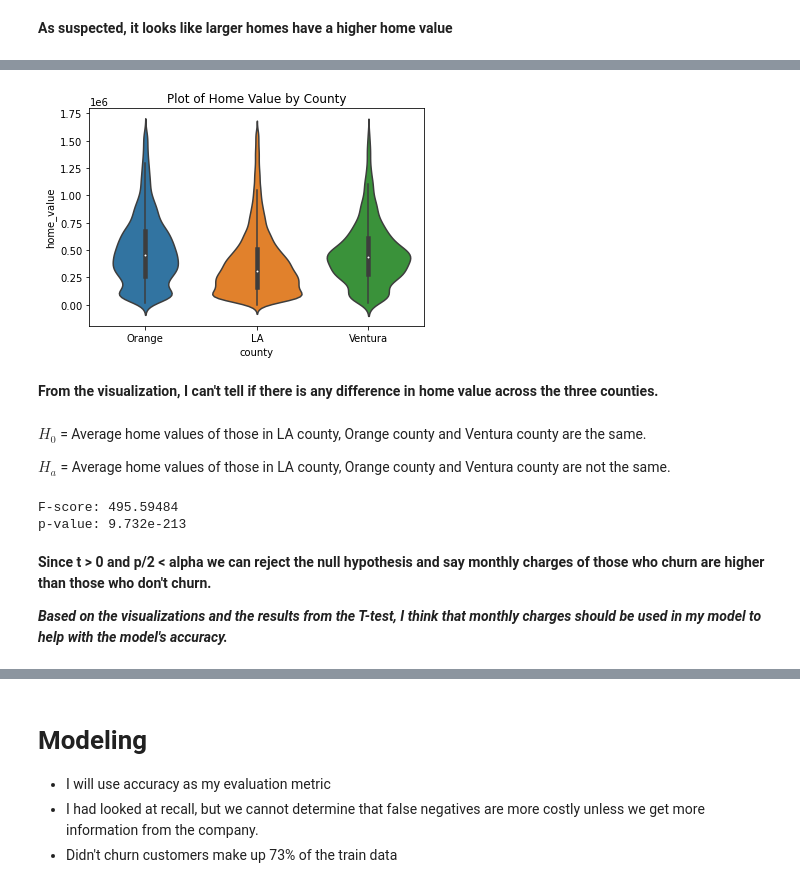
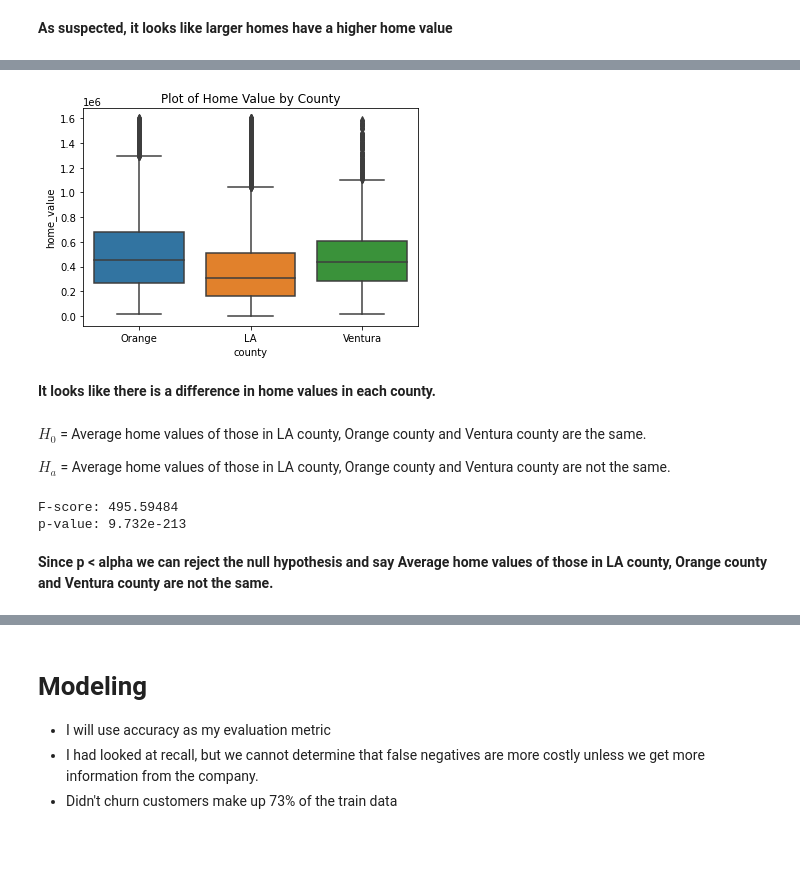
Before and after one commit to markydoug/zillow_project, a Jupyter notebook: report_draft1.ipynb, the cells around one changed output, grey strips where cells are left out. Drawn from its saved outputs; the diff is of its cells as text; code cells hidden in the pictures; blank space fills up the shorter version.

```diff
--- a/report_draft1.ipynb
+++ b/report_draft1.ipynb
@@ -157,30 +153,28 @@ p-value: 0.0
-# %%
-sns.violinplot(data = train_exp, x = 'county', y = 'home_value' )
-plt.title('Plot of Home Value by County')
-plt.show()
-# %% [output]
-[figure, removed]
+# %%
+sns.boxplot(data = train, x = 'county', y = 'home_value' )
+plt.title('Plot of Home Value by County')
+plt.show()
+# %% [output]
+[figure, added]
 # %% [markdown]
-**From the visualization, I can't tell if there is any difference in home value across the three counties.**
+**It looks like there is a difference in home values in each county.**
 # %% [markdown]
 $H_0$ = Average home values of those in LA county, Orange county and Ventura county are the same.
 
 $H_a$ = Average home values of those in LA county, Orange county and Ventura county are not the same.
-# %%
-#splitting data into a df per county:
-la = train_exp[train_exp.county == 'LA'].home_value
-orange = train_exp[train_exp.county == 'Orange'].home_value
-ventura = train_exp[train_exp.county == 'Ventura'].home_value
-
-#Running a one-way ANOVA (there is a single independent variable - 'county'):
-f, p = stats.f_oneway(la, orange, ventura)
-
-print(f"F-score: {f:.8}\np-value: {p:.4}")
-# %% [output]
-F-score: 495.59484
-p-value: 9.732e-213
+# %%
+#splitting data into a df per county:
+la = train[train.county == 'LA'].home_value
+orange = train[train.county == 'Orange'].home_value
+ventura = train[train.county == 'Ventura'].home_value
+
+#Running a one-way ANOVA (there is a single independent variable - 'county'):
+f, p = stats.f_oneway(la, orange, ventura)
+
+print(f"F-score: {f:.8}\np-value: {p:.4}")
+# %% [output]
+F-score: 495.59484
+p-value: 9.732e-213
 # %% [markdown]
-**Since t > 0 and p/2 < alpha we can reject the null hypothesis and say monthly charges of those who churn are higher than those who don't churn.**
-
-***Based on the visualizations and the results from the T-test, I think that monthly charges should be used in my model to help with the model's accuracy.***
+**Since p < alpha we can reject the null hypothesis and say Average home values of those in LA county, Orange county and Ventura county are not the same.**
 # %% [markdown]
```
Also changed, not shown: parts of 65 cells of this notebook.
